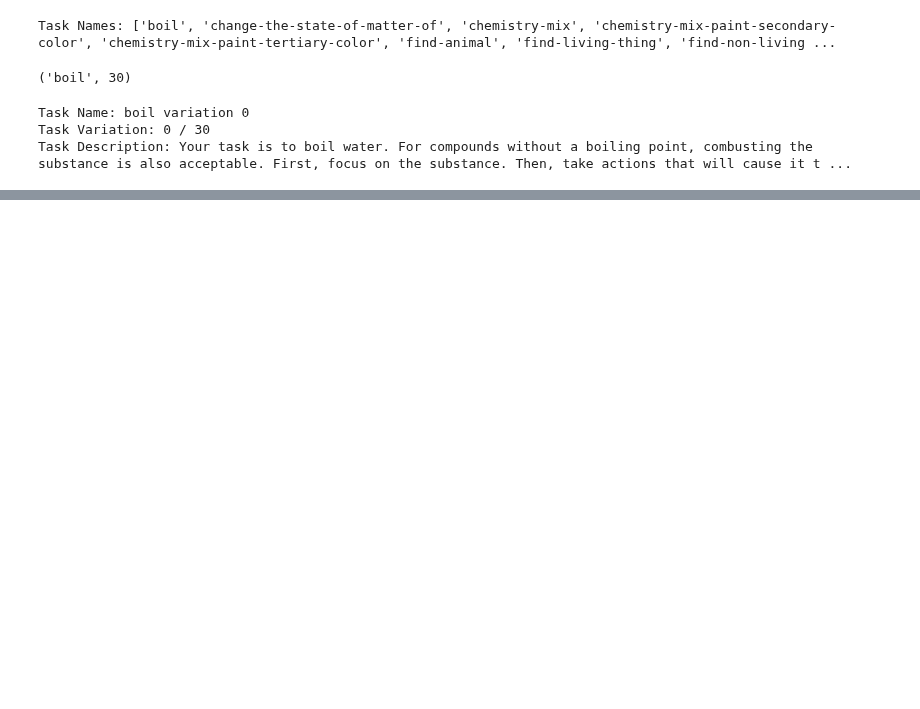
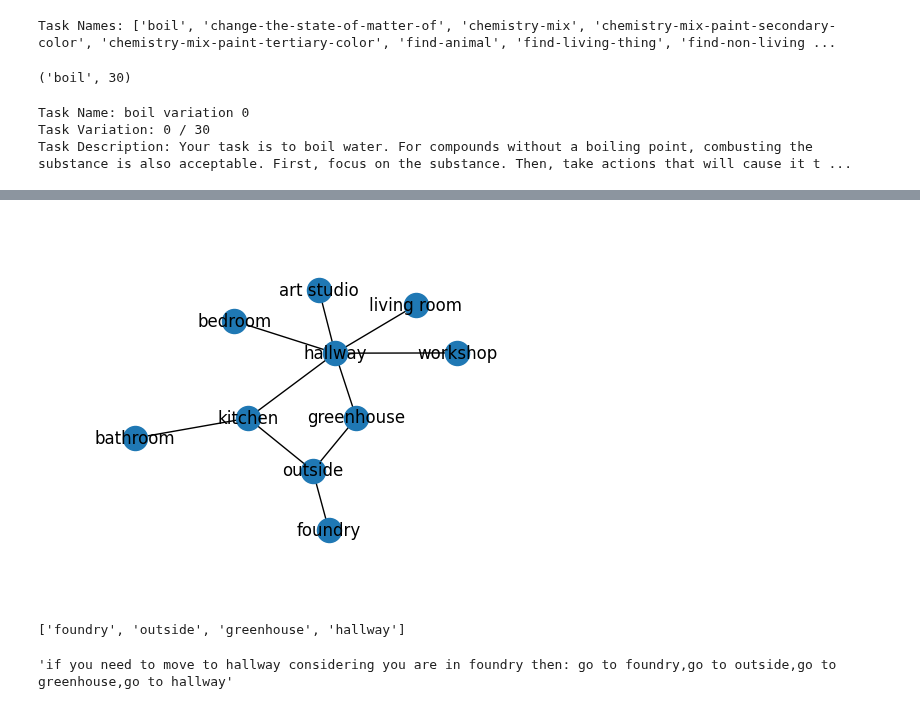
Before and after one commit to yukioichida/bdi-latent-space, a Jupyter notebook: notebooks/env_navigation.ipynb, the cells around one changed output, grey strips where cells are left out. Drawn from its saved outputs; the diff is of its cells as text; code cells hidden in the pictures; blank space fills up the shorter version.

```diff
--- a/notebooks/env_navigation.ipynb
+++ b/notebooks/env_navigation.ipynb
@@ -98,2 +55,0 @@ You also see:
-# %%
-observation, reward, isCompleted, info = env.step("open door to the art studio")
@@ -119,4 +55,0 @@ list(set(beliefs_a) - set(beliefs_b))
-# %%
-observation, reward, isCompleted, info = env.step("pick up picture")
-beliefs_c = parse(info['look'], inventory=inv)
-beliefs_c
@@ -138,6 +55,0 @@ list(set(beliefs_b) - set(beliefs_c))
-# %%
-# go action must have specific preconditions (go to the x -> the door to the x must be opened)
-# they change drastically the belief
-observation, reward, isCompleted, info = env.step("go to the art studio")
-beliefs_d = parse(info['look'], inventory=inv)
-beliefs_d
@@ -164,0 +64,17 @@ list(set(beliefs_d) - set(beliefs_c))
+# %%
+def get_current_location(look):
+    beliefs = parse(look, "")
+    current_location = beliefs[0].replace("This room is called the ", "").replace(".", "") # TODO: formulate a smart approach to get the current location
+    if current_location == 'This outside location is called the outside':
+        current_location = 'outside'
+    return current_location
+
+def get_next_locations(look):
+    beliefs = parse(look, "")
+    doors = [d for d in beliefs if d.startswith("A door to the")]
+    next_locations = [d.replace("A door to the ", "").replace(" (that is closed)", "").replace(" (that is open)", "") for d in doors]
+    return next_locations
+
+beliefs = parse(info['look'], "")
+current_location = beliefs[0].replace("This room is called the ", "").replace(".", "")
+beliefs, current_location
@@ -164,0 +173,19 @@ list(set(beliefs_d) - set(beliefs_c))
+# %%
+nx.draw_networkx(graph)
+
+# Set margins for the axes so that nodes aren't clipped
+ax = plt.gca()
+ax.margins(0.20)
+plt.axis("off")
+plt.show()
+# %% [output]
+[figure, added]
+# %%
+current = "foundry"
+target = "hallway"
+path = nx.shortest_path(graph, source='foundry', target='hallway')
+print(path)
+f"if you need to move to {target} considering you are in {current} then: {','.join([f'go to {loc}' for loc in path])}"
+# %% [output]
+['foundry', 'outside', 'greenhouse', 'hallway']
+'if you need to move to hallway considering you are in foundry then: go to foundry,go to outside,go to greenhouse,go to hallway'
```
Also changed, not shown: parts of 17 cells of this notebook, 32 other files.
